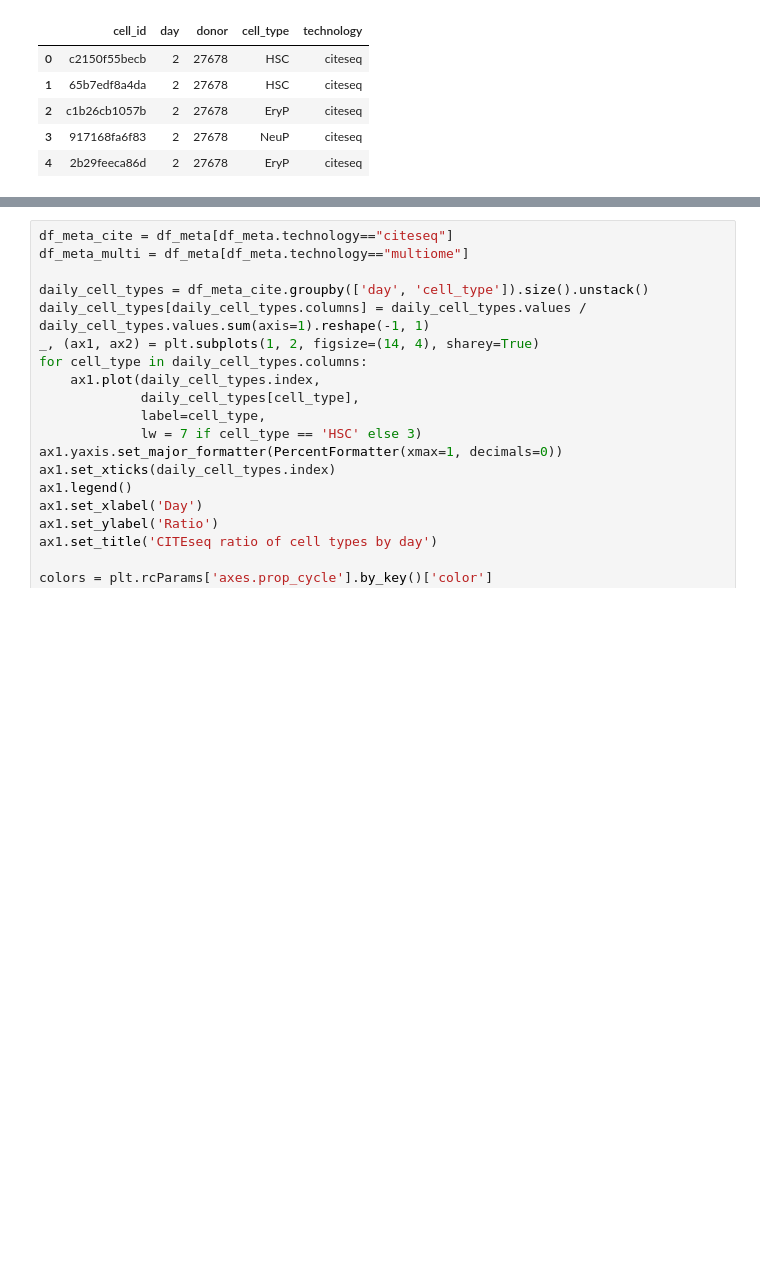
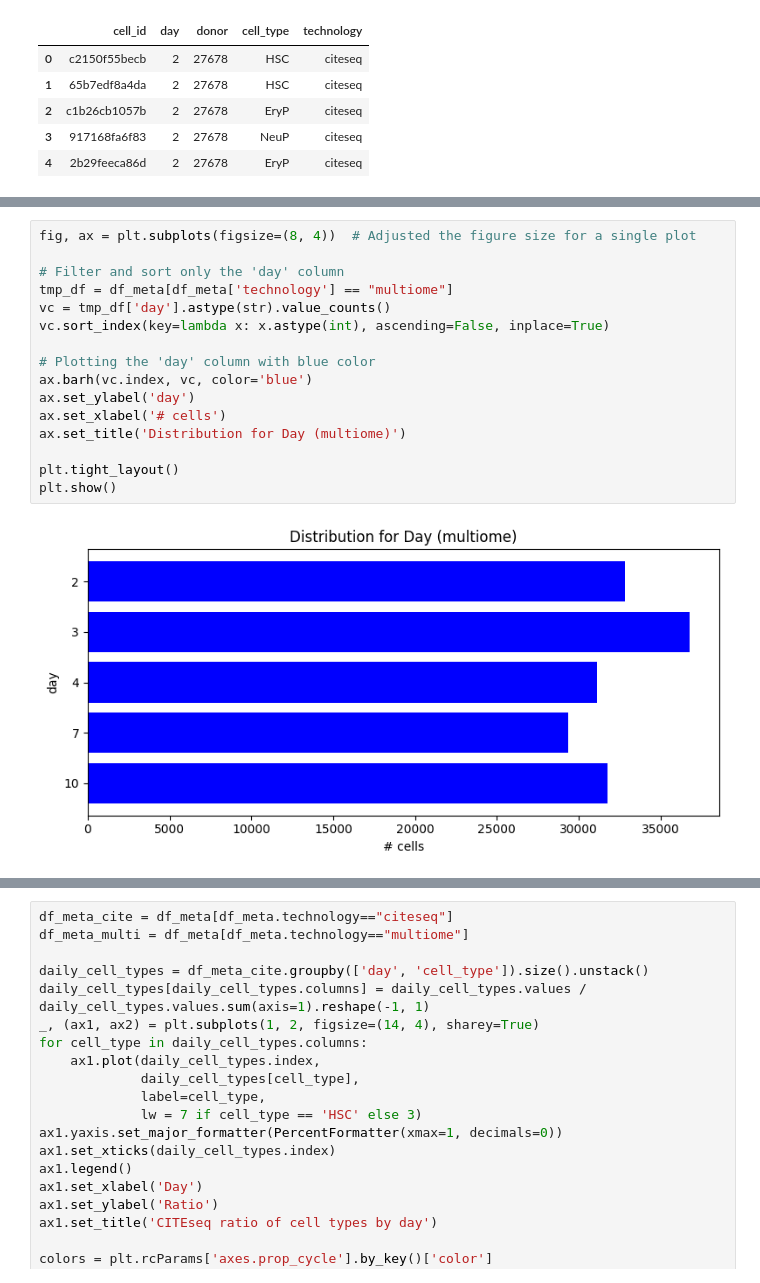
Before and after one commit to chrenx/mini-proj-nus, a Jupyter notebook: data_analysis.ipynb, the cells around one changed output, grey strips where cells are left out. Cells and saved outputs as stored; diff of their text form; blank space fills up the shorter version.

```diff
--- a/data_analysis.ipynb
+++ b/data_analysis.ipynb
@@ -83,0 +84,18 @@ plt.show()
+# %%
+fig, ax = plt.subplots(figsize=(8, 4))  # Adjusted the figure size for a single plot
+
+# Filter and sort only the 'day' column
+tmp_df = df_meta[df_meta['technology'] == "multiome"]
+vc = tmp_df['day'].astype(str).value_counts()
+vc.sort_index(key=lambda x: x.astype(int), ascending=False, inplace=True)
+
+# Plotting the 'day' column with blue color
+ax.barh(vc.index, vc, color='blue')
+ax.set_ylabel('day')
+ax.set_xlabel('# cells')
+ax.set_title('Distribution for Day (multiome)')
+
+plt.tight_layout()
+plt.show()
+# %% [output]
+[figure, added]
```
Also changed, not shown: parts of 6 cells of this notebook, 23 other files.
